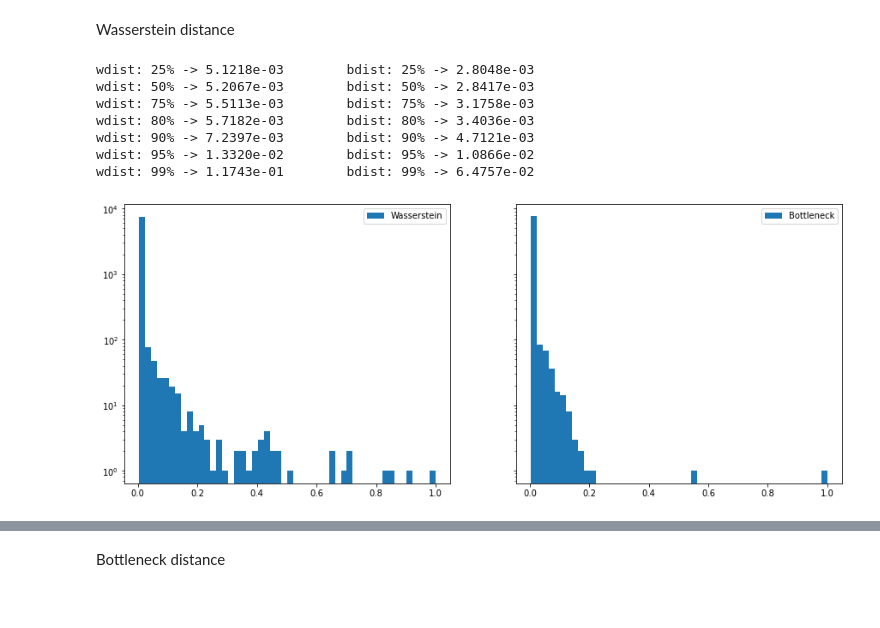
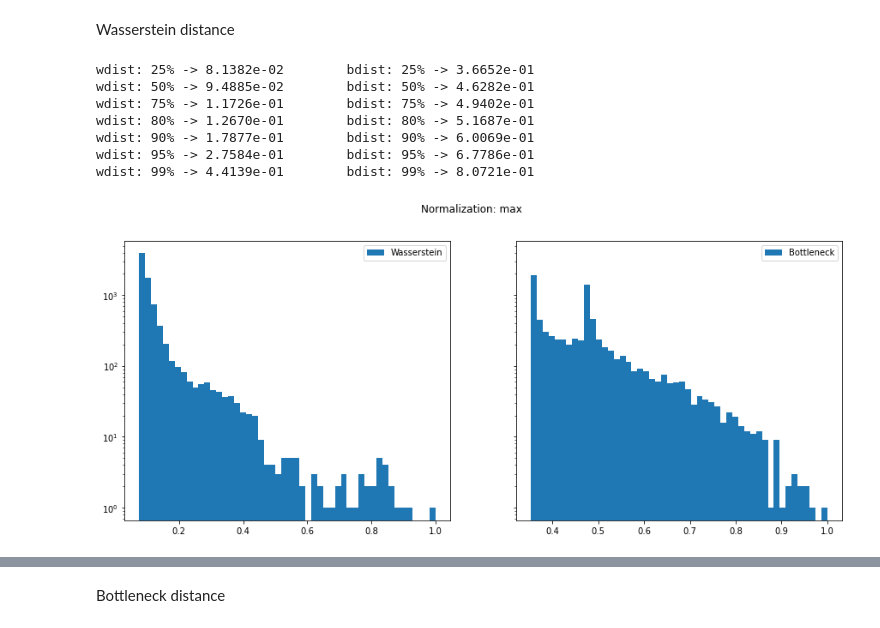
Before and after one commit to cosmic-hi-5/astropology, a Jupyter notebook: anomaly/g_band_plasticc.ipynb, the cells around one changed output, grey strips where cells are left out. Drawn from its saved outputs; the diff is of its cells as text; code cells hidden in the pictures.

```diff
--- a/anomaly/g_band_plasticc.ipynb
+++ b/anomaly/g_band_plasticc.ipynb
@@ -10,28 +11,35 @@ from astropology.plasticc import lcs_from_plasticc
 # %%
 # Load data
-data_directory = "/home/edgar/astropology/data/"
+data_directory = "/home/edgar/astropology/data"
+matrix_directory = f"{data_directory}/no_mask"
+
+# distance definition
 band = "g_band"
-norm = "no"
+norm = "max"
+fname = f"series_7848_norm_{norm}_{band}"
+
+if "no_mask" not in matrix_directory:
+
+    fname = f"{fname}_mask_negative"
+
 b_dist = np.load(
-    f"{data_directory}/bottleneck_series_7848_norm_{norm}_{band}_mask_negative.npy",
+    f"{matrix_directory}/bottleneck_{fname}.npy",
     mmap_mode="r"
 )
 w_dist = np.load(
-    f"{data_directory}/wasserstein_series_7848_norm_{norm}_{band}_mask_negative.npy",
+    f"{matrix_directory}/wasserstein_{fname}.npy",
     mmap_mode="r"
 )
 
 # load map from idx to objectid
 idx_id_b_dist = np.load(
-    f"{data_directory}/objid_bottleneck_"
-    f"series_7848_norm_{norm}_{band}_mask_negative.npy",
+    f"{matrix_directory}/objid_bottleneck_{fname}.npy",
     mmap_mode="r",
 
 ).astype(int)
 
 idx_id_w_dist = np.load(
-    f"{data_directory}/objid_wasserstein_"
-    f"series_7848_norm_{norm}_{band}_mask_negative.npy",
+    f"{matrix_directory}/objid_wasserstein_{fname}.npy",
     mmap_mode="r"
 ).astype(int)
 
@@ -67,32 +75,33 @@ for idx, q in enumerate(quantiles):
         f"bdist: {int(q*100)}% -> {q_b_score[idx]:.4e}"
     )
 # %% [output]
-wdist: 25% -> 5.1218e-03        bdist: 25% -> 2.8048e-03
-wdist: 50% -> 5.2067e-03        bdist: 50% -> 2.8417e-03
-wdist: 75% -> 5.5113e-03        bdist: 75% -> 3.1758e-03
-wdist: 80% -> 5.7182e-03        bdist: 80% -> 3.4036e-03
-wdist: 90% -> 7.2397e-03        bdist: 90% -> 4.7121e-03
-wdist: 95% -> 1.3320e-02        bdist: 95% -> 1.0866e-02
-wdist: 99% -> 1.1743e-01        bdist: 99% -> 6.4757e-02
+wdist: 25% -> 8.1382e-02        bdist: 25% -> 3.6652e-01
+wdist: 50% -> 9.4885e-02        bdist: 50% -> 4.6282e-01
+wdist: 75% -> 1.1726e-01        bdist: 75% -> 4.9402e-01
+wdist: 80% -> 1.2670e-01        bdist: 80% -> 5.1687e-01
+wdist: 90% -> 1.7877e-01        bdist: 90% -> 6.0069e-01
+wdist: 95% -> 2.7584e-01        bdist: 95% -> 6.7786e-01
+wdist: 99% -> 4.4139e-01        bdist: 99% -> 8.0721e-01
 # %%
 fig, axs = plt.subplots(nrows=1, ncols=2, sharey=True, figsize=(15, 6))
 
 max = 1e-0
 
+fig.suptitle(f"Normalization: {norm}")
 _ = axs[0].hist(
     w_score, bins=50, range=(np.nanmin(w_score), max),
     label="Wasserstein",
 )
 _ = axs[1].hist(
     b_score, bins=50, range=(np.nanmin(b_score), max),
     label="Bottleneck",
     # color="red", alpha=0.5,
 )
 
 for ax in axs:
     # ax.set_xscale("log")
     ax.ticklabel_format(axis="x", style="sci", scilimits=(-4, 0))
     ax.set_yscale("log")
     ax.legend()
 # %% [output]
-[figure, old version]
+[figure, new version]
```
Also changed, not shown: parts of 5 cells of this notebook, 1 other file.
